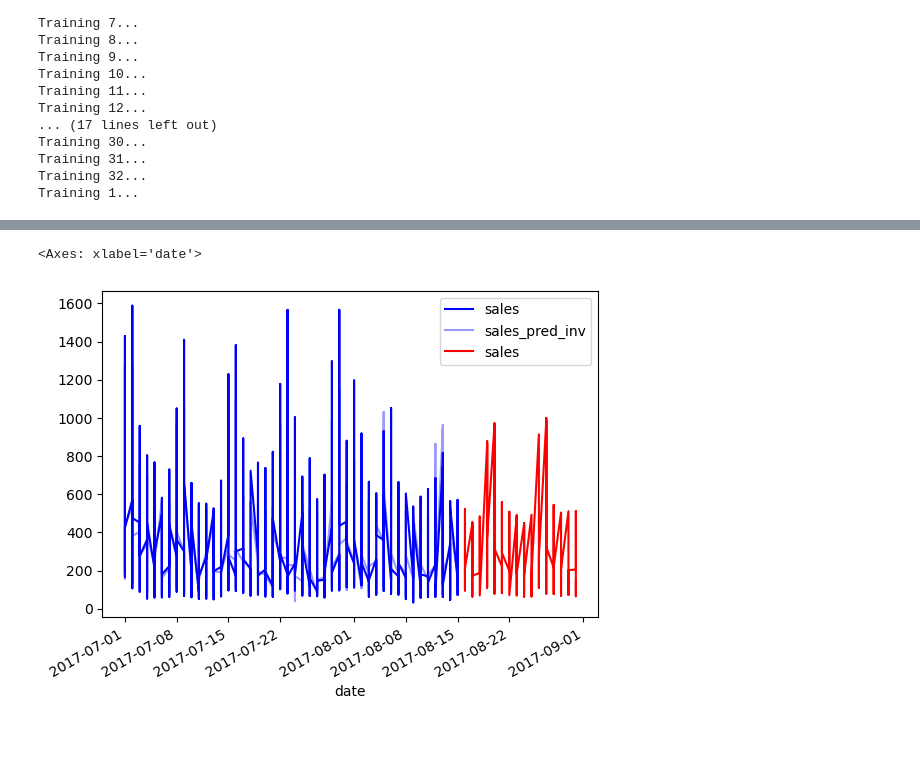
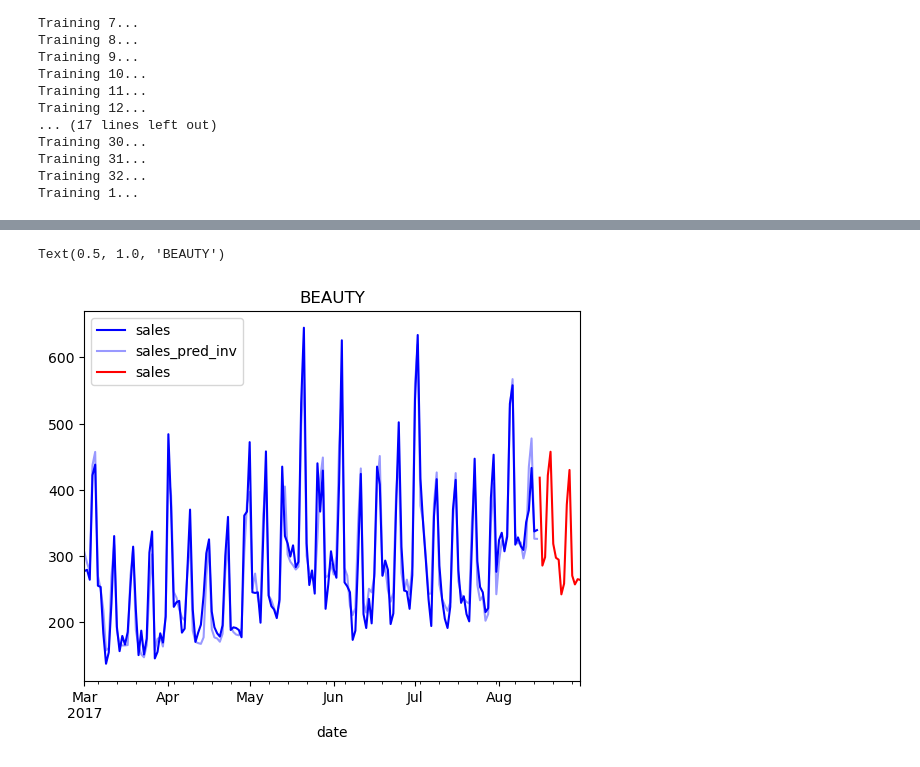
Before and after one commit to DylanZammit/kaggle-stores-sales-prediction, a Jupyter notebook: store-sales.ipynb, the cells around one changed output, grey strips where cells are left out. Drawn from its saved outputs; the diff is of its cells as text; code cells hidden in the pictures; blank space fills up the shorter version.

Commit message:
clean code and description

```diff
--- a/store-sales.ipynb
+++ b/store-sales.ipynb
@@ -190,5 +153,2 @@ See the caveats in the documentation: https://pandas.pydata.org/pandas-docs/stab
 # %%
-df_stores = df_stores.rename(
-    {
-        'type': 'store_type',
-    }, axis=1)
+df_stores = df_stores.rename({'type': 'store_type',}, axis=1)
@@ -270,6 +236,8 @@ def preprocess(df_in, label_encoder_map=None):
     df_out = df_out[~df_out.id.duplicated(keep='first')]
     df_out = df_out.drop(['locale', 'locale_name'], axis=1, errors='ignore')
 
+    print(df_out.head(50))
+
     col_encode = [
         'family',
         'holiday_type',
@@ -280,16 +248,15 @@ def preprocess(df_in, label_encoder_map=None):
         'store_type',
     ]
 
+    scaler = None
     if 'sales' in df_out:
         print('Scaling...')
-#         scaler = MinMaxScaler()
+        scaler = MinMaxScaler()
 #         scaler = PowerTransformer(method='box-cox', standardize=False)
-        scaler = PowerTransformer(method='yeo-johnson', standardize=False)
+#         scaler = PowerTransformer(method='yeo-johnson', standardize=False)
 #         scaler = QuantileTransformer(output_distribution='normal', random_state=0)
 #         scaler = StandardScaler()
         df_out['sales_transformed'] = scaler.fit_transform(np.array(df_out.sales).reshape(-1, 1))
-    else:
-        scaler = None
 
     print('computing label encoding...')
     if label_encoder_map is None:
@@ -310,7 +277,5 @@ def preprocess(df_in, label_encoder_map=None):
 
 df_train, label_encoder_map, scaler = preprocess(df_train_partial)
 print(df_train.columns)
-print(df_train_partial.shape)
-df_train.shape
 # %% [output]
 merging...
@@ -422,5 +394,8 @@ Training 32...
 Training 1...
 # %%
 for fam, clf in models.items():
-    lgb.plot_importance(clf, title=fam)
+    fam_clean = label_encoder_map['family'].inverse_transform([fam])[0]
+    lgb.plot_importance(clf, title=fam_clean)
+    plt.show()
+    plt.close()
 # %% [output]
@@ -519,10 +498,12 @@ merging...
 computing label encoding...
 # %%
-fam = 18
-start = '2017-07-01'
-ax = df_train[(df_train.family==fam)&(df_train.date>=start)][['date', 'sales']].plot(x='date', y='sales', color='b')
-df_train[(df_train.family==fam)&(df_train.date>=start)][['date', 'sales_pred_inv']].plot(x='date', y='sales_pred_inv', alpha=0.4, color='b', ax=ax)
-df_test[df_test.family==fam][['date', 'sales']].plot(x='date', y='sales', ax=ax, color='r')
+fam = 2
+fam_clean = label_encoder_map['family'].inverse_transform([fam])[0]
+start = '2017-03-01'
+ax = df_train[(df_train.family==fam)&(df_train.date>=start)][['date', 'sales']].groupby('date').sum().plot(color='b')
+df_train[(df_train.family==fam)&(df_train.date>=start)][['date', 'sales_pred_inv']].groupby('date').sum().plot(alpha=0.4, color='b', ax=ax)
+df_test[df_test.family==fam][['date', 'sales']].groupby('date').sum().plot(ax=ax, color='r')
+ax.set_title(fam_clean)
 # %% [output]
-<Axes: xlabel='date'>
+Text(0.5, 1.0, 'BEAUTY')
-[figure, old version]
+[figure, new version]
```
Also changed, not shown: parts of 34 cells of this notebook.
